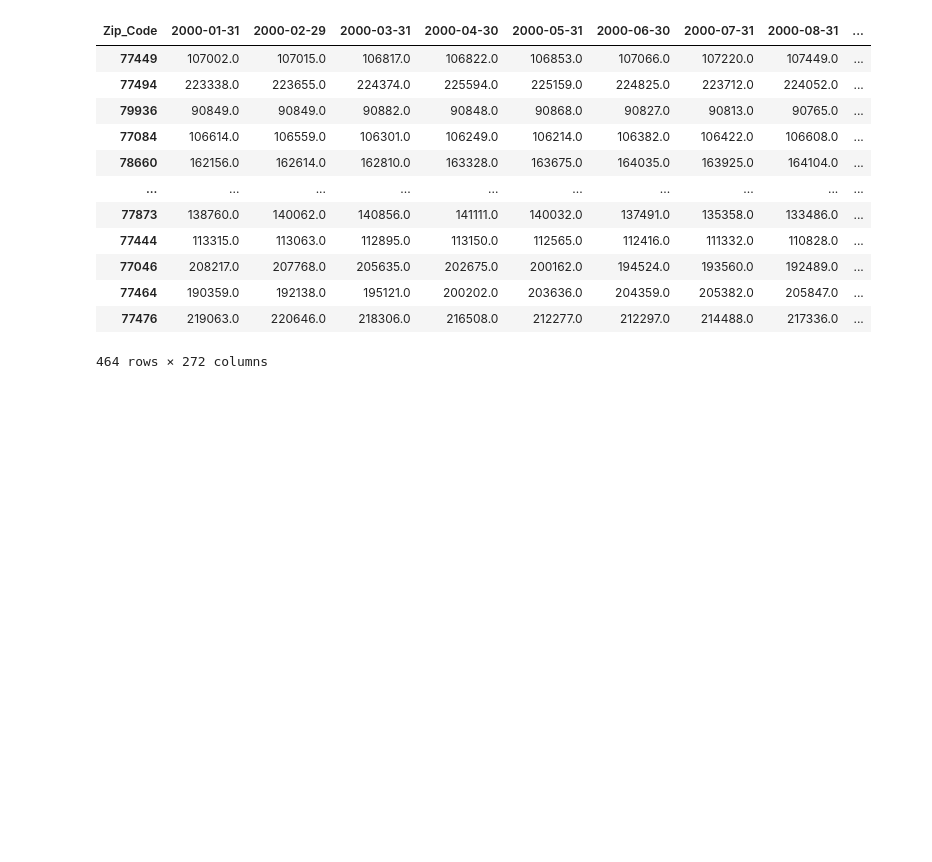
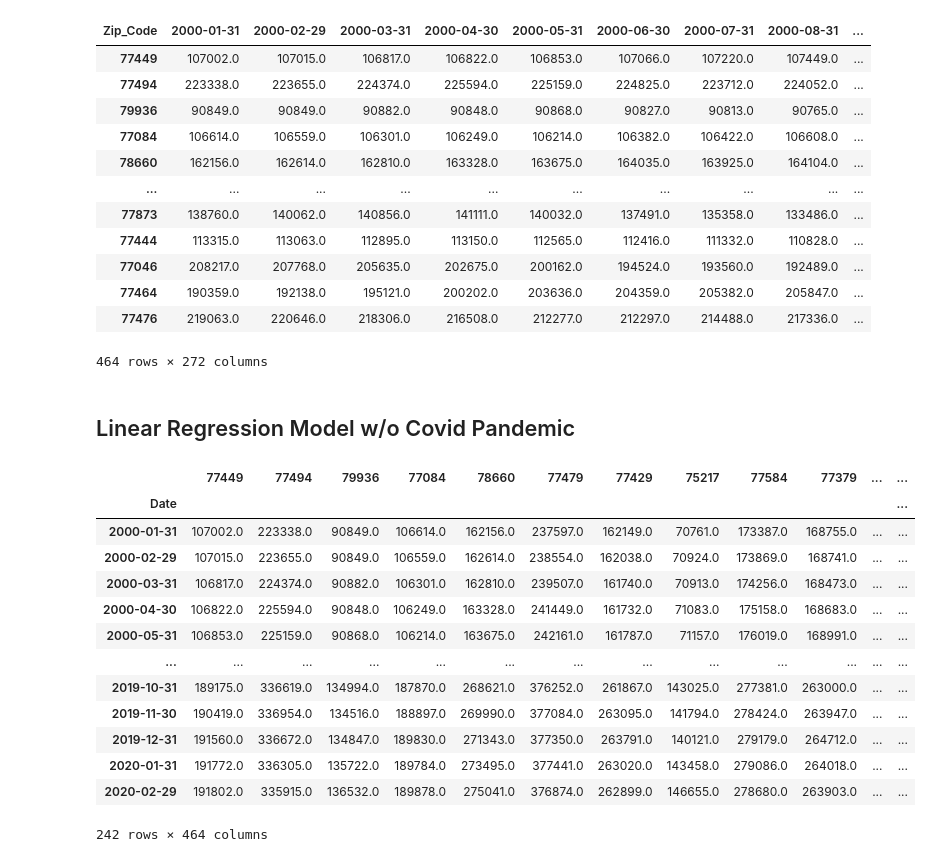
Before and after one commit to mhenson1989/group_one_project, a Jupyter notebook: TX_House_Sale_Price_Forecast_LinearRegression_FirstPass-With_Clean_Data_Final.ipynb, the cells around one changed output. Drawn from its saved outputs; the diff is of its cells as text; code cells hidden in the pictures; blank space fills up the shorter version.

```diff
--- a/TX_House_Sale_Price_Forecast_LinearRegression_FirstPass-With_Clean_Data_Final.ipynb
+++ b/TX_House_Sale_Price_Forecast_LinearRegression_FirstPass-With_Clean_Data_Final.ipynb
@@ -471,3 +480,24 @@ data_tableau
 # %%
 # Convert Dataframe to CSV
 data_tableau.to_csv('tableau_clean.csv', index=True, header=True)
+# %% [markdown]
+## Linear Regression Model w/o Covid Pandemic
+# %%
+# Setting and creating new dataframe. Removing COVID data, to understand Covid impact on House Sales Price predictions
+clean_data_nocovid = clean_data['2000-1-31' :'2020-2-29']
+clean_data_nocovid
+# %% [output]
+|  | 77449 | 77494 | 79936 | 77084 | 78660 | 77479 | 77429 | 75217 | 77584 | 77379 | ... | ... |
+| Date |  |  |  |  |  |  |  |  |  |  |  | ... |
+| 2000-01-31 | 107002.0 | 223338.0 | 90849.0 | 106614.0 | 162156.0 | 237597.0 | 162149.0 | 70761.0 | 173387.0 | 168755.0 | ... | ... |
+| 2000-02-29 | 107015.0 | 223655.0 | 90849.0 | 106559.0 | 162614.0 | 238554.0 | 162038.0 | 70924.0 | 173869.0 | 168741.0 | ... | ... |
+| 2000-03-31 | 106817.0 | 224374.0 | 90882.0 | 106301.0 | 162810.0 | 239507.0 | 161740.0 | 70913.0 | 174256.0 | 168473.0 | ... | ... |
+| 2000-04-30 | 106822.0 | 225594.0 | 90848.0 | 106249.0 | 163328.0 | 241449.0 | 161732.0 | 71083.0 | 175158.0 | 168683.0 | ... | ... |
+| 2000-05-31 | 106853.0 | 225159.0 | 90868.0 | 106214.0 | 163675.0 | 242161.0 | 161787.0 | 71157.0 | 176019.0 | 168991.0 | ... | ... |
+| ... | ... | ... | ... | ... | ... | ... | ... | ... | ... | ... | ... | ... |
+| 2019-10-31 | 189175.0 | 336619.0 | 134994.0 | 187870.0 | 268621.0 | 376252.0 | 261867.0 | 143025.0 | 277381.0 | 263000.0 | ... | ... |
+| 2019-11-30 | 190419.0 | 336954.0 | 134516.0 | 188897.0 | 269990.0 | 377084.0 | 263095.0 | 141794.0 | 278424.0 | 263947.0 | ... | ... |
+| 2019-12-31 | 191560.0 | 336672.0 | 134847.0 | 189830.0 | 271343.0 | 377350.0 | 263791.0 | 140121.0 | 279179.0 | 264712.0 | ... | ... |
+| 2020-01-31 | 191772.0 | 336305.0 | 135722.0 | 189784.0 | 273495.0 | 377441.0 | 263020.0 | 143458.0 | 279086.0 | 264018.0 | ... | ... |
+| 2020-02-29 | 191802.0 | 335915.0 | 136532.0 | 189878.0 | 275041.0 | 376874.0 | 262899.0 | 146655.0 | 278680.0 | 263903.0 | ... | ... |
+242 rows × 464 columns
```
Also changed, not shown: parts of 8 cells of this notebook.
